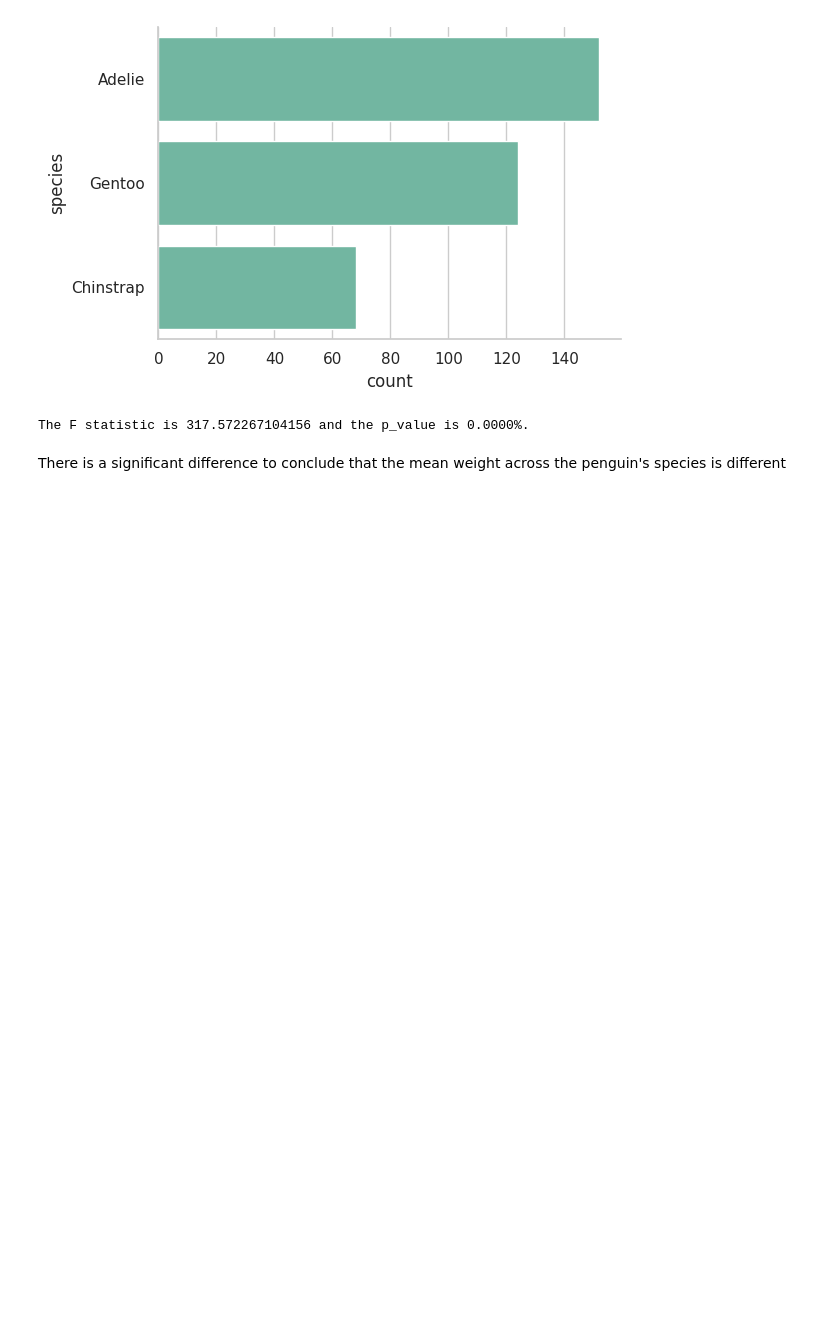
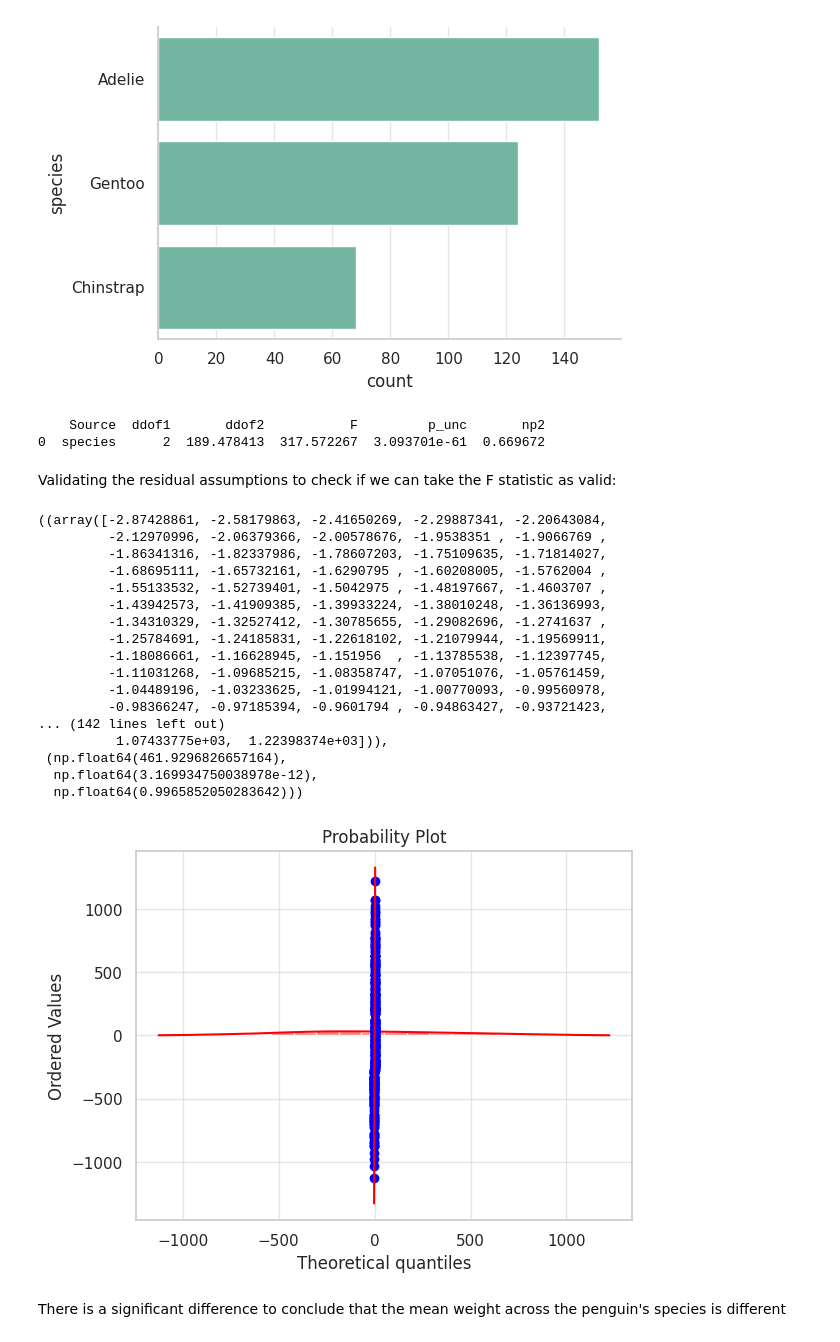
Before and after one commit to carlosjesuscaro/data_analysis_summary, a Jupyter notebook: main.ipynb, the cells around one changed output. Saved outputs shown, nothing was run; the diff lists cells and outputs as text; code cells hidden in the pictures; blank space fills up the shorter version.

Commit message:
fix: ANOVA WIP

```diff
--- a/main.ipynb
+++ b/main.ipynb
@@ -193,10 +193,42 @@ group_one = data[data.species == 'Adelie'].body_mass_g.dropna()
 group_two = data[data.species == 'Gentoo'].body_mass_g.dropna()
 group_three = data[data.species == 'Chinstrap'].body_mass_g.dropna()
 
-f_statistic, p_value = stats.f_oneway(group_one, group_two, group_three, equal_var=False)
-print(f'The F statistic is {f_statistic} and the p_value is {p_value:.4%}.')
+# f_statistic, p_value = stats.f_oneway(group_one, group_two, group_three, equal_var=False)
+anova = pg.welch_anova(dv='body_mass_g', between='species', data=data)
+print(anova)
+# print(f'The F statistic is {f_statistic} and the p_value is {p_value:.4%}.')
 # %% [output]
-The F statistic is 317.572267104156 and the p_value is 0.0000%.
+    Source  ddof1       ddof2           F         p_unc       np2
+0  species      2  189.478413  317.572267  3.093701e-61  0.669672
+# %% [markdown]
+Validating the residual assumptions to check if we can take the F statistic as valid:
+# %%
+model_anova = smf.ols('body_mass_g ~ species', data=data).fit()
+anova_residuals = model_anova.resid
+
+# Checking the distribution of the residuals
+sns.histplot(anova_residuals, kde=True, bins=20, color='red', legend=True, alpha=0.5)
+
+# Checking normality
+# %% [output]
+((array([-2.87428861, -2.58179863, -2.41650269, -2.29887341, -2.20643084,
+         -2.12970996, -2.06379366, -2.00578676, -1.9538351 , -1.9066769 ,
+         -1.86341316, -1.82337986, -1.78607203, -1.75109635, -1.71814027,
+         -1.68695111, -1.65732161, -1.6290795 , -1.60208005, -1.5762004 ,
+         -1.55133532, -1.52739401, -1.5042975 , -1.48197667, -1.4603707 ,
+         -1.43942573, -1.41909385, -1.39933224, -1.38010248, -1.36136993,
+         -1.34310329, -1.32527412, -1.30785655, -1.29082696, -1.2741637 ,
+         -1.25784691, -1.24185831, -1.22618102, -1.21079944, -1.19569911,
+         -1.18086661, -1.16628945, -1.151956  , -1.13785538, -1.12397745,
+         -1.11031268, -1.09685215, -1.08358747, -1.07051076, -1.05761459,
+         -1.04489196, -1.03233625, -1.01994121, -1.00770093, -0.99560978,
+         -0.98366247, -0.97185394, -0.9601794 , -0.94863427, -0.93721423,
+... (142 lines left out)
+          1.07433775e+03,  1.22398374e+03])),
+ (np.float64(461.9296826657164),
+  np.float64(3.169934750038978e-12),
+  np.float64(0.9965852050283642)))
+[figure, added]
 # %% [markdown]
 There is a significant difference to conclude that the mean weight across the penguin's species is different
 # %%
```
Also changed, not shown: parts of 6 cells of this notebook, 1 other file.
